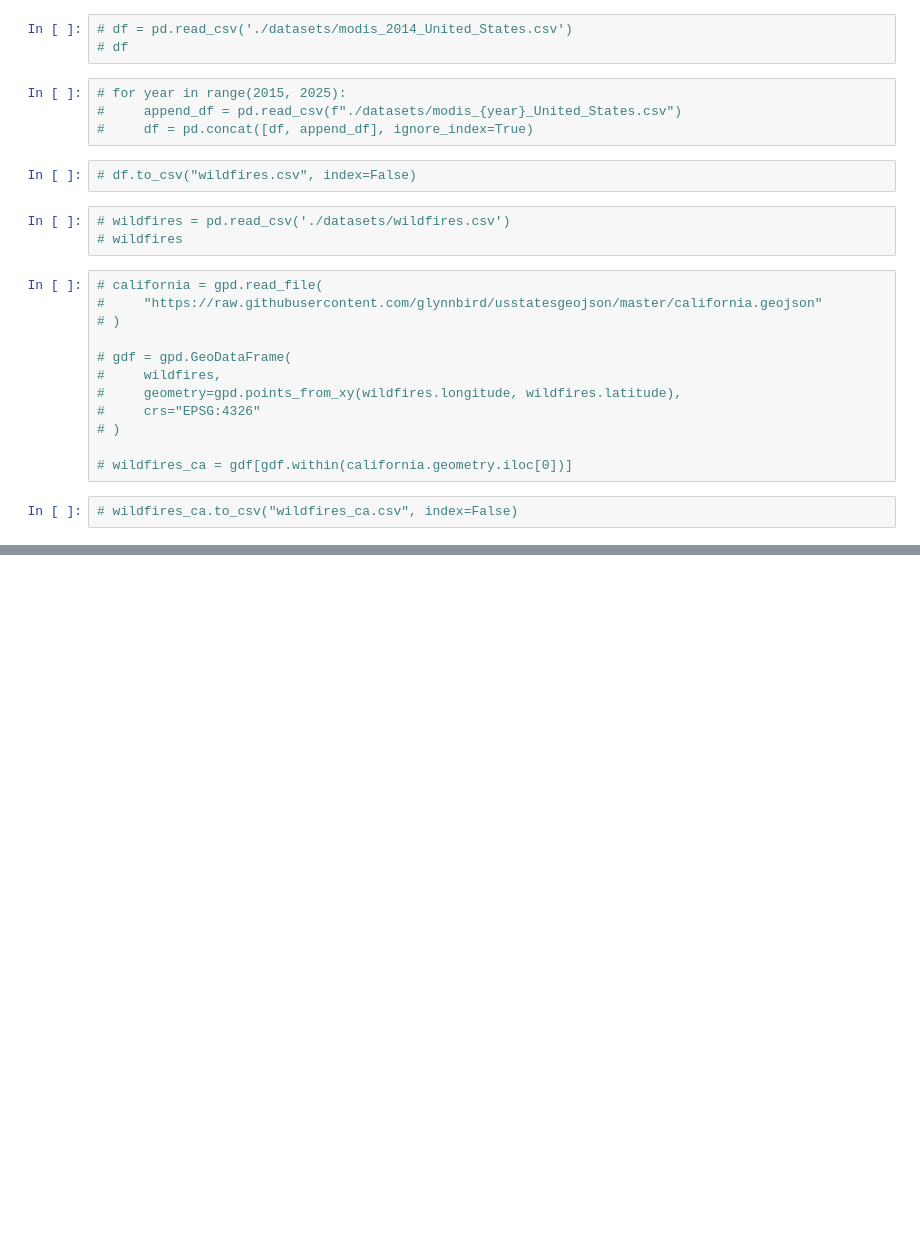
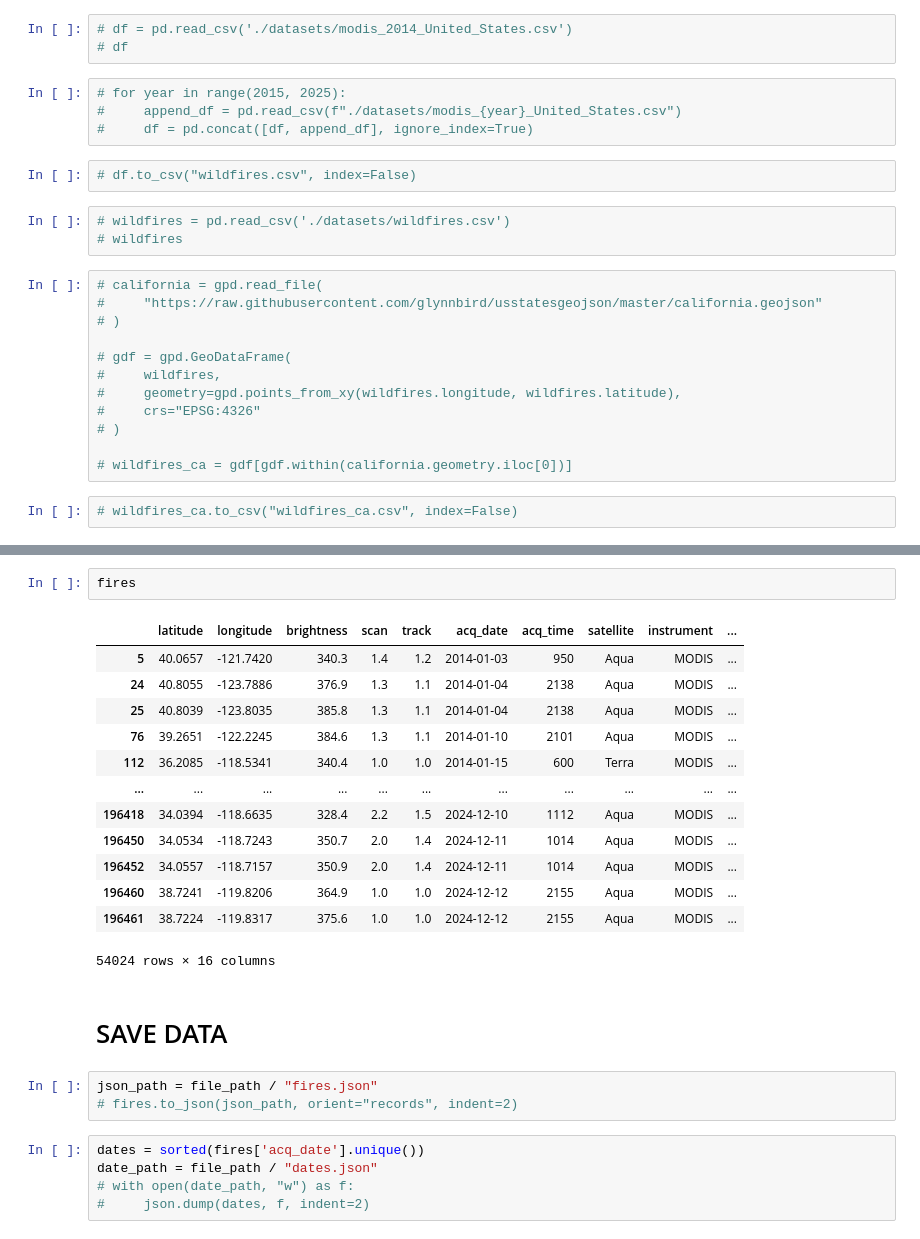
Before and after one commit to j2doan/firecluster_story, a Jupyter notebook: testenv.ipynb, the cells around one changed output, grey strips where cells are left out. Cells and saved outputs as stored; diff of their text form; blank space fills up the shorter version.

```diff
--- a/testenv.ipynb
+++ b/testenv.ipynb
@@ -48,0 +60,26 @@ wildfires_ca
+# %%
+fires
+# %% [output]
+|  | latitude | longitude | brightness | scan | track | acq_date | acq_time | satellite | instrument | ... |
+| 5 | 40.0657 | -121.7420 | 340.3 | 1.4 | 1.2 | 2014-01-03 | 950 | Aqua | MODIS | ... |
+| 24 | 40.8055 | -123.7886 | 376.9 | 1.3 | 1.1 | 2014-01-04 | 2138 | Aqua | MODIS | ... |
+| 25 | 40.8039 | -123.8035 | 385.8 | 1.3 | 1.1 | 2014-01-04 | 2138 | Aqua | MODIS | ... |
+| 76 | 39.2651 | -122.2245 | 384.6 | 1.3 | 1.1 | 2014-01-10 | 2101 | Aqua | MODIS | ... |
+| 112 | 36.2085 | -118.5341 | 340.4 | 1.0 | 1.0 | 2014-01-15 | 600 | Terra | MODIS | ... |
+| ... | ... | ... | ... | ... | ... | ... | ... | ... | ... | ... |
+| 196418 | 34.0394 | -118.6635 | 328.4 | 2.2 | 1.5 | 2024-12-10 | 1112 | Aqua | MODIS | ... |
+| 196450 | 34.0534 | -118.7243 | 350.7 | 2.0 | 1.4 | 2024-12-11 | 1014 | Aqua | MODIS | ... |
+| 196452 | 34.0557 | -118.7157 | 350.9 | 2.0 | 1.4 | 2024-12-11 | 1014 | Aqua | MODIS | ... |
+| 196460 | 38.7241 | -119.8206 | 364.9 | 1.0 | 1.0 | 2024-12-12 | 2155 | Aqua | MODIS | ... |
+| 196461 | 38.7224 | -119.8317 | 375.6 | 1.0 | 1.0 | 2024-12-12 | 2155 | Aqua | MODIS | ... |
+54024 rows × 16 columns
+# %% [markdown]
+# SAVE DATA
+# %%
+json_path = file_path / "fires.json"
+# fires.to_json(json_path, orient="records", indent=2)
+# %%
+dates = sorted(fires['acq_date'].unique())
+date_path = file_path / "dates.json"
+# with open(date_path, "w") as f:
+#     json.dump(dates, f, indent=2)
```
Also changed, not shown: parts of 8 cells of this notebook, 6 other files.
